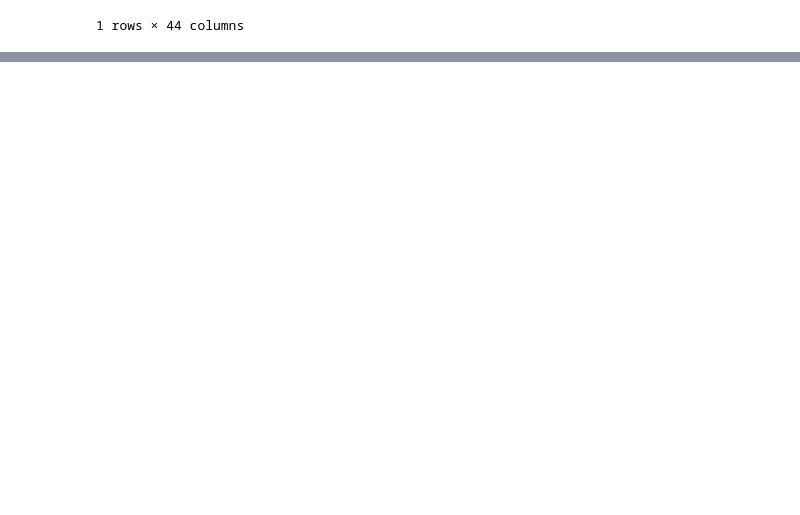
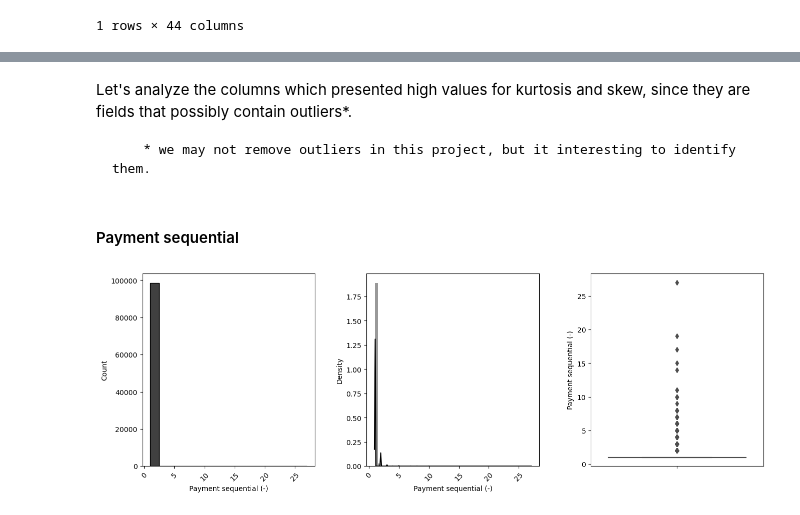
Before and after one commit to lucasquemelli/customer_satisfaction_prediction, a Jupyter notebook: customer_satisfaction_prediction.ipynb, the cells around one changed output, grey strips where cells are left out. Drawn from its saved outputs; the diff is of its cells as text; code cells hidden in the pictures; blank space fills up the shorter version.

```diff
--- a/customer_satisfaction_prediction.ipynb
+++ b/customer_satisfaction_prediction.ipynb
@@ -335,0 +353,2 @@ data[data["order_id"] == "6a87a0371f263aa8c1779c2c115c1427"]
+# %%
+df1 = data.copy()
@@ -335,0 +438,16 @@ data[data["order_id"] == "6a87a0371f263aa8c1779c2c115c1427"]
+# %%
+df1['order_purchase_timestamp'] = pd.to_datetime(df1['order_purchase_timestamp'])
+
+df1['order_approved_at'] = pd.to_datetime(df1['order_approved_at'])
+
+df1['order_delivered_carrier_date'] = pd.to_datetime(df1['order_delivered_carrier_date'])
+
+df1['order_delivered_customer_date'] = pd.to_datetime(df1['order_delivered_customer_date'])
+
+df1['order_estimated_delivery_date'] = pd.to_datetime(df1['order_estimated_delivery_date'])
+
+df1['review_creation_date'] = pd.to_datetime(df1['review_creation_date'])
+
+df1['review_answer_timestamp'] = pd.to_datetime(df1['review_answer_timestamp'])
+
+df1['shipping_limit_date'] = pd.to_datetime(df1['shipping_limit_date'])
@@ -335,0 +554,7 @@ data[data["order_id"] == "6a87a0371f263aa8c1779c2c115c1427"]
+# %%
+num_attributes = df1.drop(columns=["customer_zip_code_prefix", "order_item_id", "seller_zip_code_prefix",
+                                   "geolocation_zip_code_prefix", "geolocation_lat", "geolocation_lng"]).\
+                 select_dtypes(include=['int32', 'int64', 'float32', 'float64'])
+cat_attributes = df1.drop(columns=["customer_id", "customer_unique_id", "order_id", "review_id", "product_id",
+                                   "seller_id"]).\
+                 select_dtypes(include=['object', 'category'])
@@ -335,0 +607,28 @@ data[data["order_id"] == "6a87a0371f263aa8c1779c2c115c1427"]
+# %% [markdown]
+Let's analyze the columns which presented high values for kurtosis and skew, since they are fields that possibly contain outliers*.
+
+        * we may not remove outliers in this project, but it interesting to identify them.
+# %% [markdown]
+#### Payment sequential
+# %%
+aux = num_attributes.copy()
+
+plt.figure(figsize=(16,5))
+
+plt.subplot(1,3,1)
+sns.histplot(aux["payment_sequential"], color="black")
+plt.xlabel("Payment sequential (-)")
+plt.xticks(rotation=45);
+
+plt.subplot(1,3,2)
+sns.distplot(aux["payment_sequential"], color="black")
+plt.xlabel("Payment sequential (-)")
+plt.xticks(rotation=45);
+
+plt.subplot(1,3,3)
+sns.boxplot(y='payment_sequential',data=aux, color="gray")
+plt.ylabel("Payment sequential (-)")
+
+plt.subplots_adjust(wspace = 0.30);
+# %% [output]
+[figure, added]
```
Also changed, not shown: parts of 46 cells of this notebook.
